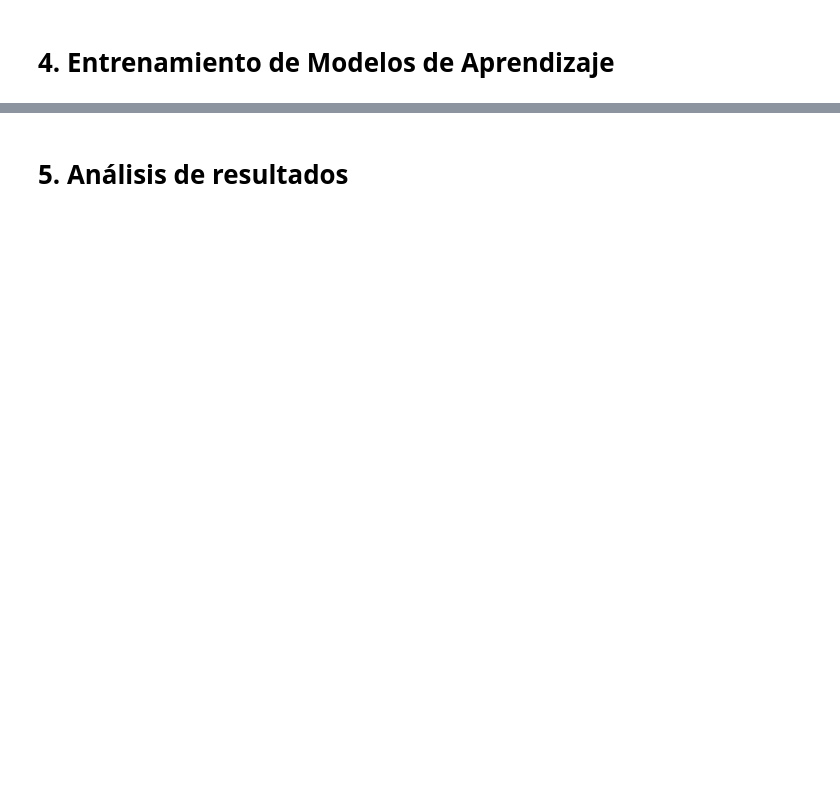
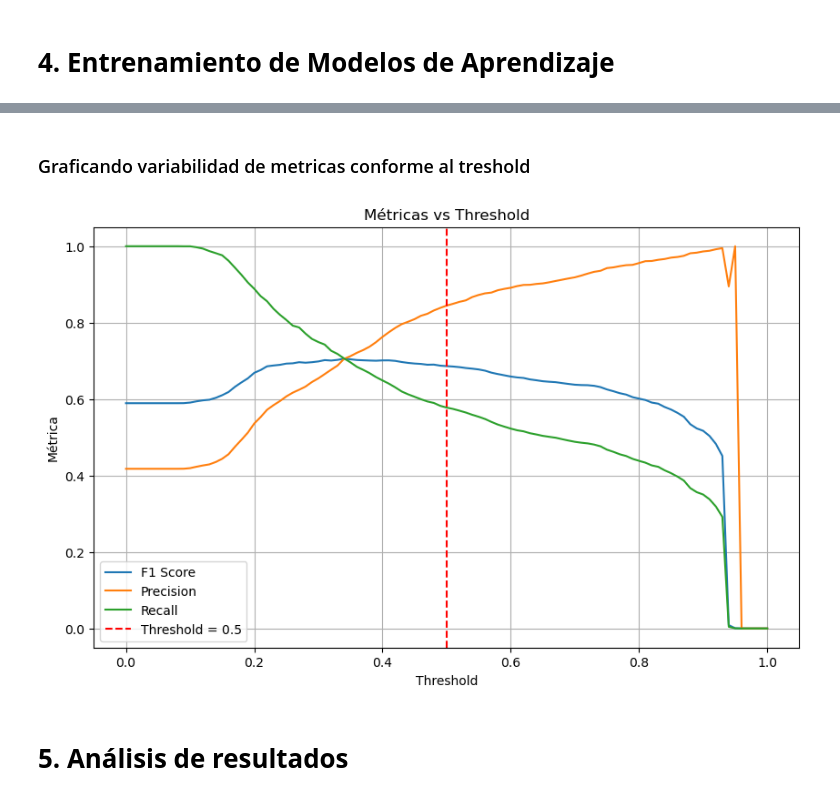
Before and after one commit to AlexysCR/MNA_Analisis-de-Grandes-Volumenes-de-Datos_AGVD, a Jupyter notebook: 4_Métricas de calidad de resultados/Metricas_A01746998.ipynb, the cells around one changed output, grey strips where cells are left out. Drawn from its saved outputs; the diff is of its cells as text; code cells hidden in the pictures; blank space fills up the shorter version.

```diff
--- a/4_Métricas de calidad de resultados/Metricas_A01746998.ipynb
+++ b/4_Métricas de calidad de resultados/Metricas_A01746998.ipynb
@@ -167,10 +191,3 @@ Tomando esto en cuenta no podemos utilizar las siguientes variables:
 
 * `AIR_TIME`
 * `ACTUAL_ELAPSED_TIME`
-# %%
-# Variables seleccionadas
-vars_particion = ["OP_CARRIER", "ORIGIN", "DEST", "CANCELLED", "DIVERTED"]
-
-# Imrpimiendo la cantidad de valores únicos que se tiene por las columnas seleccionadas
-for col in vars_particion:
-    print(col, df.select(col).distinct().count())
@@ -309,2 +701,33 @@ Tamaño total de la muestra: 183519
+# %% [markdown]
+### Graficando variabilidad de metricas conforme al treshold
+# %%
+import numpy as np
+from sklearn.metrics import precision_score, recall_score, f1_score
+
+thresholds = np.arange(0.0, 1.01, 0.01)
+f1s = []
+precisions = []
+recalls = []
+
+for t in thresholds:
+    preds = (prob_dist["probability_1"] >= t).astype(int)
+    f1s.append(f1_score(prob_dist["label"], preds))
+    precisions.append(precision_score(prob_dist["label"], preds))
+    recalls.append(recall_score(prob_dist["label"], preds))
+
+# Graficar
+plt.figure(figsize=(10, 6))
+plt.plot(thresholds, f1s, label="F1 Score")
+plt.plot(thresholds, precisions, label="Precision")
+plt.plot(thresholds, recalls, label="Recall")
+plt.axvline(x=0.5, color='red', linestyle='--', label='Threshold = 0.5')
+plt.xlabel("Threshold")
+plt.ylabel("Métrica")
+plt.title("Métricas vs Threshold")
+plt.legend()
+plt.grid()
+plt.show()
+# %% [output]
+[figure, added]
 # %% [markdown]
 # **5. Análisis de resultados**
```
Also changed, not shown: parts of 41 cells of this notebook.
